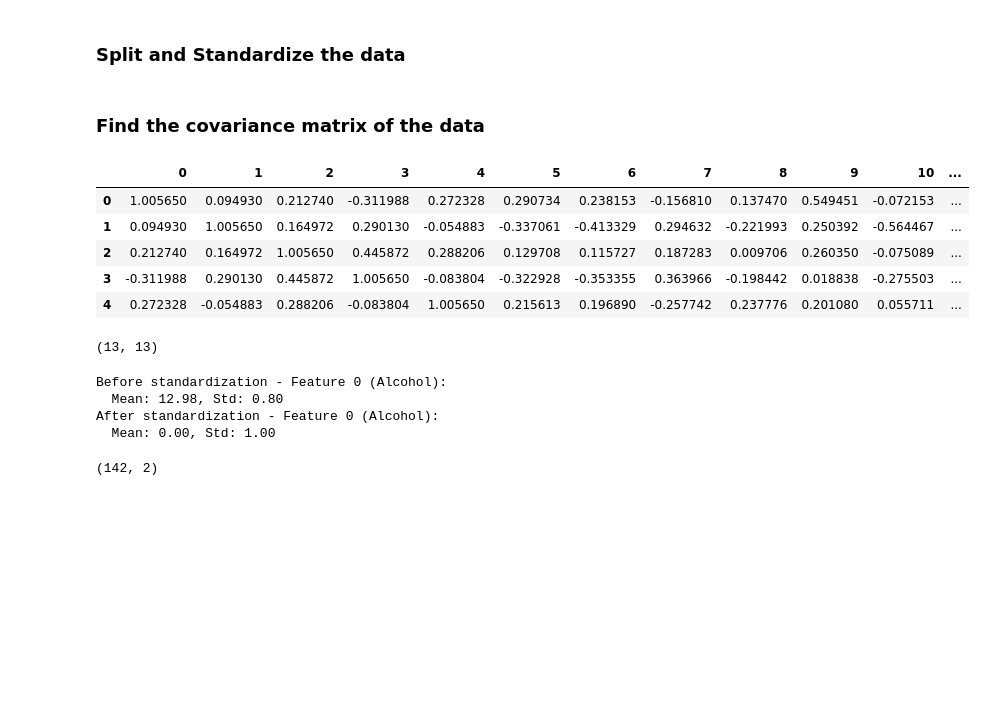
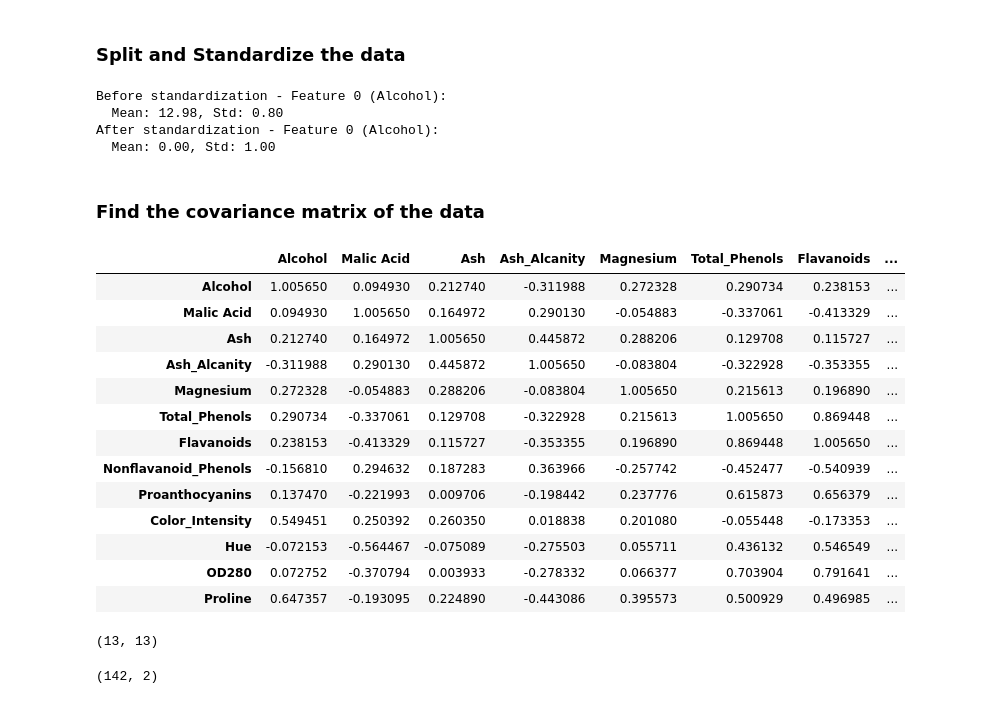
Before and after one commit to FivePesos/Ai-Math-and-Deep-Learning, a Jupyter notebook: Projects/Principal Component Analysis .ipynb, the cells around one changed output. Drawn from its saved outputs; the diff is of its cells as text; code cells hidden in the pictures; blank space fills up the shorter version.

Commit message:
fixed covariance matrix

```diff
--- a/Projects/Principal Component Analysis .ipynb
+++ b/Projects/Principal Component Analysis .ipynb
@@ -64,34 +64,44 @@ X_train_scaled = scaler.fit_transform(X_train) # Learn AND apply
 X_test_scaled = scaler.transform(X_test) # Just Apply
 # %%
 X_full_scaled = scaler.fit_transform(X) # For visualization
+# %%
+print(f"\nBefore standardization - Feature 0 (Alcohol):")
+print(f"  Mean: {X_train[:, 0].mean():.2f}, Std: {X_train[:, 0].std():.2f}")
+print(f"After standardization - Feature 0 (Alcohol):")
+print(f"  Mean: {X_train_scaled[:, 0].mean():.2f}, Std: {X_train_scaled[:, 0].std():.2f}")
+#fomula: z = (x - mean) / standard_deviation
+# %% [output]
+Before standardization - Feature 0 (Alcohol):
+  Mean: 12.98, Std: 0.80
+After standardization - Feature 0 (Alcohol):
+  Mean: 0.00, Std: 1.00
 # %% [markdown]
 ### Find the covariance matrix of the data
 # %%
 covariance = np.cov(X_full_scaled,rowvar=False)
 df_covariance = pd.DataFrame(covariance)
-df_covariance.head()
+df_covariance.columns = ["Alcohol", "Malic Acid", "Ash", "Ash_Alcanity", "Magnesium", "Total_Phenols", "Flavanoids", "Nonflavanoid_Phenols", "Proanthocyanins", "Color_Intensity", "Hue", "OD280", "Proline"]
+df_covariance.index = ["Alcohol", "Malic Acid", "Ash", "Ash_Alcanity", "Magnesium", "Total_Phenols", "Flavanoids", "Nonflavanoid_Phenols", "Proanthocyanins", "Color_Intensity", "Hue", "OD280", "Proline"]
+df_covariance
 # %% [output]
-|  | 0 | 1 | 2 | 3 | 4 | 5 | 6 | 7 | 8 | 9 | 10 | ... |
-| 0 | 1.005650 | 0.094930 | 0.212740 | -0.311988 | 0.272328 | 0.290734 | 0.238153 | -0.156810 | 0.137470 | 0.549451 | -0.072153 | ... |
-| 1 | 0.094930 | 1.005650 | 0.164972 | 0.290130 | -0.054883 | -0.337061 | -0.413329 | 0.294632 | -0.221993 | 0.250392 | -0.564467 | ... |
-| 2 | 0.212740 | 0.164972 | 1.005650 | 0.445872 | 0.288206 | 0.129708 | 0.115727 | 0.187283 | 0.009706 | 0.260350 | -0.075089 | ... |
-| 3 | -0.311988 | 0.290130 | 0.445872 | 1.005650 | -0.083804 | -0.322928 | -0.353355 | 0.363966 | -0.198442 | 0.018838 | -0.275503 | ... |
-| 4 | 0.272328 | -0.054883 | 0.288206 | -0.083804 | 1.005650 | 0.215613 | 0.196890 | -0.257742 | 0.237776 | 0.201080 | 0.055711 | ... |
+|  | Alcohol | Malic Acid | Ash | Ash_Alcanity | Magnesium | Total_Phenols | Flavanoids | ... |
+| Alcohol | 1.005650 | 0.094930 | 0.212740 | -0.311988 | 0.272328 | 0.290734 | 0.238153 | ... |
+| Malic Acid | 0.094930 | 1.005650 | 0.164972 | 0.290130 | -0.054883 | -0.337061 | -0.413329 | ... |
+| Ash | 0.212740 | 0.164972 | 1.005650 | 0.445872 | 0.288206 | 0.129708 | 0.115727 | ... |
+| Ash_Alcanity | -0.311988 | 0.290130 | 0.445872 | 1.005650 | -0.083804 | -0.322928 | -0.353355 | ... |
+| Magnesium | 0.272328 | -0.054883 | 0.288206 | -0.083804 | 1.005650 | 0.215613 | 0.196890 | ... |
+| Total_Phenols | 0.290734 | -0.337061 | 0.129708 | -0.322928 | 0.215613 | 1.005650 | 0.869448 | ... |
+| Flavanoids | 0.238153 | -0.413329 | 0.115727 | -0.353355 | 0.196890 | 0.869448 | 1.005650 | ... |
+| Nonflavanoid_Phenols | -0.156810 | 0.294632 | 0.187283 | 0.363966 | -0.257742 | -0.452477 | -0.540939 | ... |
+| Proanthocyanins | 0.137470 | -0.221993 | 0.009706 | -0.198442 | 0.237776 | 0.615873 | 0.656379 | ... |
+| Color_Intensity | 0.549451 | 0.250392 | 0.260350 | 0.018838 | 0.201080 | -0.055448 | -0.173353 | ... |
+| Hue | -0.072153 | -0.564467 | -0.075089 | -0.275503 | 0.055711 | 0.436132 | 0.546549 | ... |
+| OD280 | 0.072752 | -0.370794 | 0.003933 | -0.278332 | 0.066377 | 0.703904 | 0.791641 | ... |
+| Proline | 0.647357 | -0.193095 | 0.224890 | -0.443086 | 0.395573 | 0.500929 | 0.496985 | ... |
 # %%
 df_covariance.shape
 # %% [output]
 (13, 13)
-# %%
-print(f"\nBefore standardization - Feature 0 (Alcohol):")
-print(f"  Mean: {X_train[:, 0].mean():.2f}, Std: {X_train[:, 0].std():.2f}")
-print(f"After standardization - Feature 0 (Alcohol):")
-print(f"  Mean: {X_train_scaled[:, 0].mean():.2f}, Std: {X_train_scaled[:, 0].std():.2f}")
-#fomula: z = (x - mean) / standard_deviation
-# %% [output]
-Before standardization - Feature 0 (Alcohol):
-  Mean: 12.98, Std: 0.80
-After standardization - Feature 0 (Alcohol):
-  Mean: 0.00, Std: 1.00
 # %%
 pca = PCA(n_components=2)
 X_train_pca = pca.fit_transform(X_train_scaled)
```
